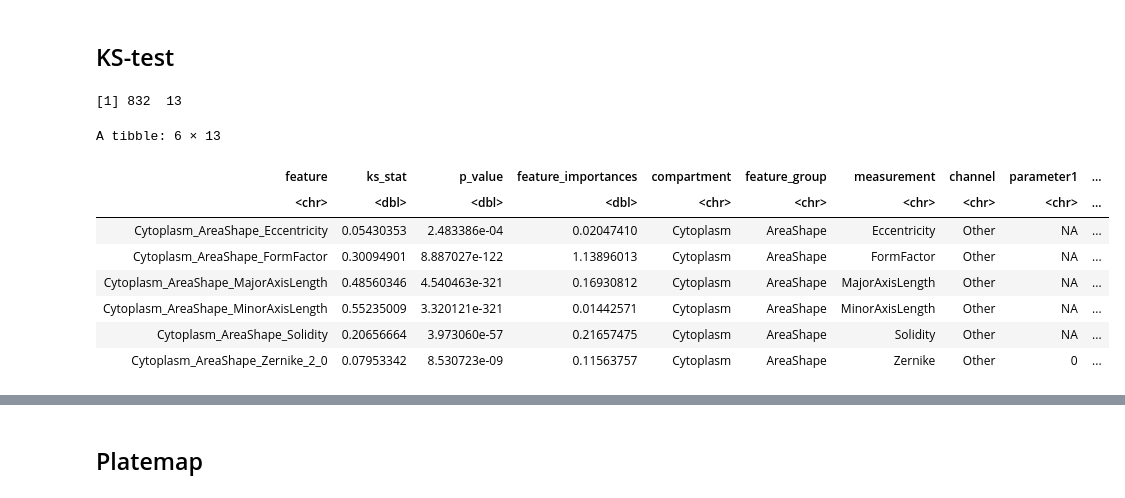
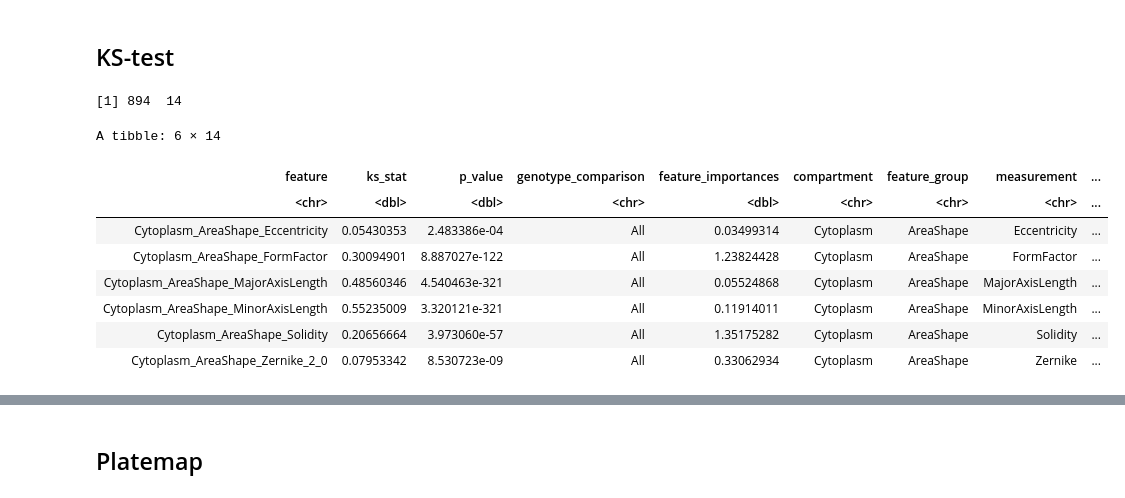
Before and after one commit to mtalbot-texas/nf1_schwann_cell_morphology_signature, a Jupyter notebook: 4.figures/main_figure_6/main_figure_6.ipynb, the cells around one changed output, grey strips where cells are left out. Saved outputs shown, nothing was run; the diff lists cells and outputs as text; code cells hidden in the pictures.

```diff
--- a/4.figures/main_figure_6/main_figure_6.ipynb
+++ b/4.figures/main_figure_6/main_figure_6.ipynb
@@ -277,31 +277,35 @@ accuracy_score_plot
 # %%
 # Load data
 kstest_results_file <- file.path("../../3.assess_generalizability/results/ks_test_derivatives_results_qc.parquet")
 
 kstest_results_df <- arrow::read_parquet(kstest_results_file)
+
+# Filter for genotype_comparison == "All"
+kstest_results_df <- kstest_results_df %>%
+    filter(genotype_comparison == "All")
 
 # Create a new column extracting the first part of 'feature' after the compartment
 kstest_results_df$feature_base <- sub("^[^_]+_", "", kstest_results_df$feature)
 
 # Update the channel column where anything other than DAPI, CY5, GFP, or RFP is called "other"
 kstest_results_df$channel <- ifelse(kstest_results_df$channel %in% c("DAPI", "CY5", "GFP", "RFP"), kstest_results_df$channel, "Other")
 
 # Update the channel names
 kstest_results_df$channel <- recode(kstest_results_df$channel, "DAPI" = "Nuclei", "GFP" = "ER", "CY5" = "Mito", "RFP" = "F-actin")
 
 dim(kstest_results_df)
 head(kstest_results_df)
 # %% [output]
-[1] 832  13
+[1] 894  14
-A tibble: 6 × 13
+A tibble: 6 × 14
-| feature | ks_stat | p_value | feature_importances | compartment | feature_group | measurement | channel | parameter1 | ... |
-| <chr> | <dbl> | <dbl> | <dbl> | <chr> | <chr> | <chr> | <chr> | <chr> | ... |
-| Cytoplasm_AreaShape_Eccentricity | 0.05430353 | 2.483386e-04 | 0.02047410 | Cytoplasm | AreaShape | Eccentricity | Other | NA | ... |
-| Cytoplasm_AreaShape_FormFactor | 0.30094901 | 8.887027e-122 | 1.13896013 | Cytoplasm | AreaShape | FormFactor | Other | NA | ... |
-| Cytoplasm_AreaShape_MajorAxisLength | 0.48560346 | 4.540463e-321 | 0.16930812 | Cytoplasm | AreaShape | MajorAxisLength | Other | NA | ... |
-| Cytoplasm_AreaShape_MinorAxisLength | 0.55235009 | 3.320121e-321 | 0.01442571 | Cytoplasm | AreaShape | MinorAxisLength | Other | NA | ... |
-| Cytoplasm_AreaShape_Solidity | 0.20656664 | 3.973060e-57 | 0.21657475 | Cytoplasm | AreaShape | Solidity | Other | NA | ... |
-| Cytoplasm_AreaShape_Zernike_2_0 | 0.07953342 | 8.530723e-09 | 0.11563757 | Cytoplasm | AreaShape | Zernike | Other | 0 | ... |
+| feature | ks_stat | p_value | genotype_comparison | feature_importances | compartment | feature_group | measurement | ... |
+| <chr> | <dbl> | <dbl> | <chr> | <dbl> | <chr> | <chr> | <chr> | ... |
+| Cytoplasm_AreaShape_Eccentricity | 0.05430353 | 2.483386e-04 | All | 0.03499314 | Cytoplasm | AreaShape | Eccentricity | ... |
+| Cytoplasm_AreaShape_FormFactor | 0.30094901 | 8.887027e-122 | All | 1.23824428 | Cytoplasm | AreaShape | FormFactor | ... |
+| Cytoplasm_AreaShape_MajorAxisLength | 0.48560346 | 4.540463e-321 | All | 0.05524868 | Cytoplasm | AreaShape | MajorAxisLength | ... |
+| Cytoplasm_AreaShape_MinorAxisLength | 0.55235009 | 3.320121e-321 | All | 0.11914011 | Cytoplasm | AreaShape | MinorAxisLength | ... |
+| Cytoplasm_AreaShape_Solidity | 0.20656664 | 3.973060e-57 | All | 1.35175282 | Cytoplasm | AreaShape | Solidity | ... |
+| Cytoplasm_AreaShape_Zernike_2_0 | 0.07953342 | 8.530723e-09 | All | 0.33062934 | Cytoplasm | AreaShape | Zernike | ... |
 # %%
 width <- 10
 height <- 8
```
Also changed, not shown: parts of 3 cells of this notebook, 10 other files.
